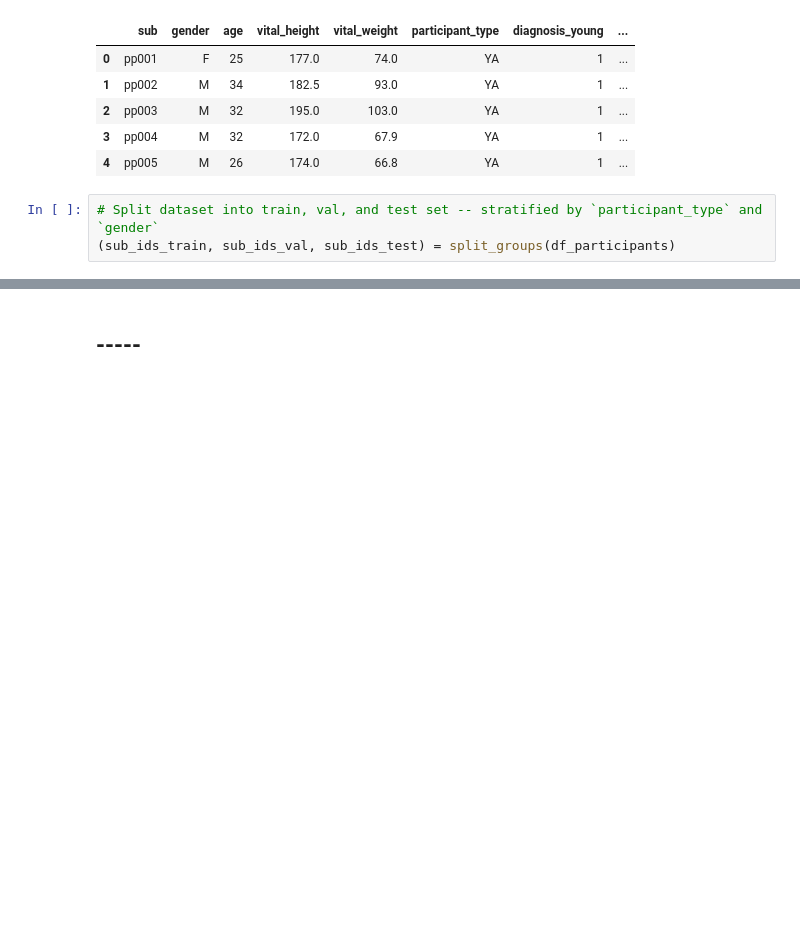
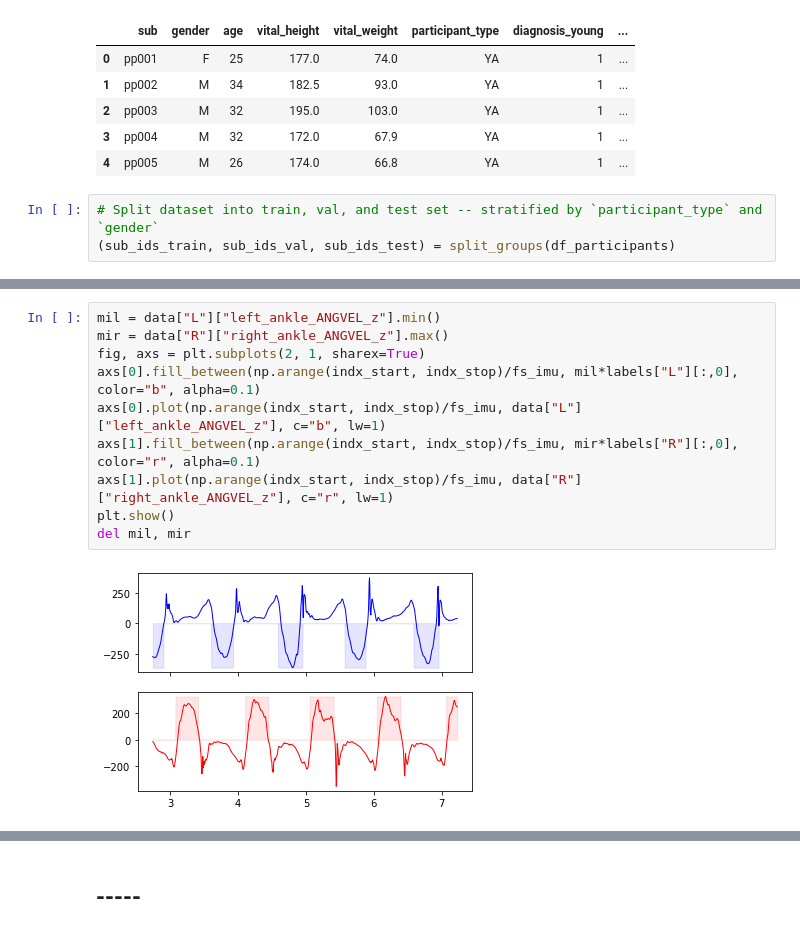
Before and after one commit to rmndrs89/my-gait-events-tcn, a Jupyter notebook: code/testing.ipynb, the cells around one changed output, grey strips where cells are left out. Drawn from its saved outputs; the diff is of its cells as text; blank space fills up the shorter version.

```diff
--- a/code/testing.ipynb
+++ b/code/testing.ipynb
@@ -58,3 +107,15 @@ for (i_sub_id, sub_id) in enumerate(sub_ids_train[:1]):
+# %%
+mil = data["L"]["left_ankle_ANGVEL_z"].min()
+mir = data["R"]["right_ankle_ANGVEL_z"].max()
+fig, axs = plt.subplots(2, 1, sharex=True)
+axs[0].fill_between(np.arange(indx_start, indx_stop)/fs_imu, mil*labels["L"][:,0], color="b", alpha=0.1)
+axs[0].plot(np.arange(indx_start, indx_stop)/fs_imu, data["L"]["left_ankle_ANGVEL_z"], c="b", lw=1)
+axs[1].fill_between(np.arange(indx_start, indx_stop)/fs_imu, mir*labels["R"][:,0], color="r", alpha=0.1)
+axs[1].plot(np.arange(indx_start, indx_stop)/fs_imu, data["R"]["right_ankle_ANGVEL_z"], c="r", lw=1)
+plt.show()
+del mil, mir
+# %% [output]
+[figure, added]
 # %%
 plot_omc_vs_imu(df_omc, df_omc_channels, df_imu, df_imu_channels, df_events)
 # %% [output]
```
Also changed, not shown: parts of 4 cells of this notebook, 10 other files.
